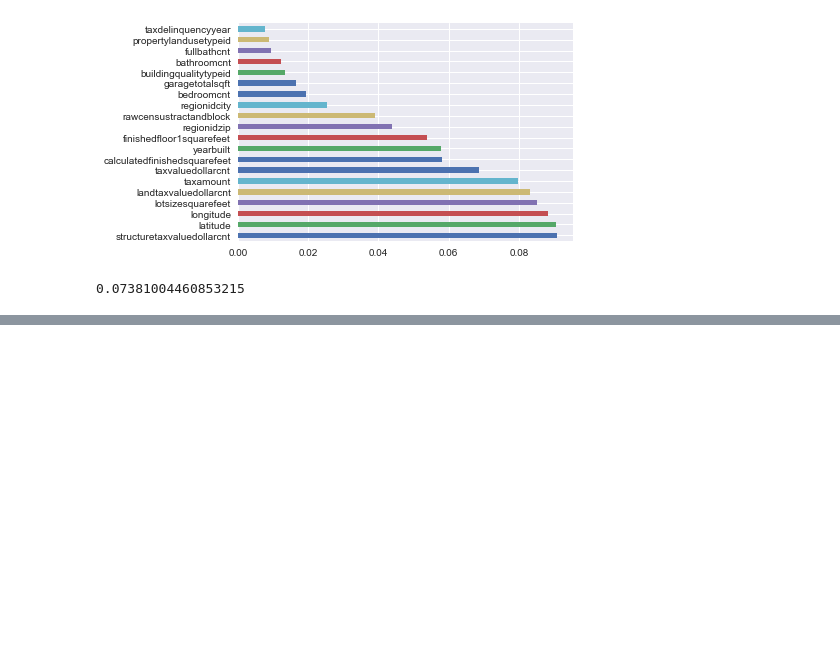
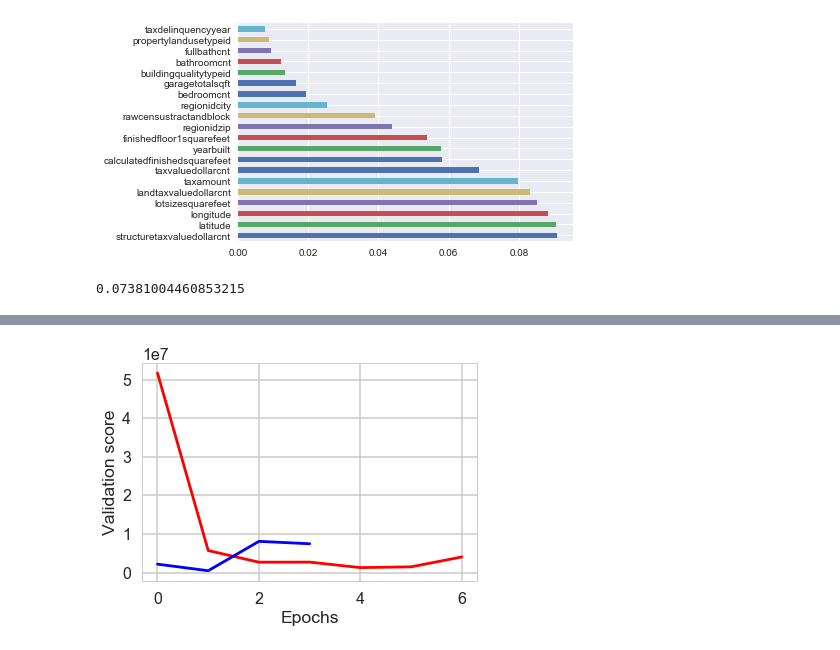
Before and after one commit to YMCAW/springboard-datascience, a Jupyter notebook: Capstone Project_ML.ipynb, the cells around one changed output, grey strips where cells are left out. Cells and saved outputs as stored; diff of their text form; code cells hidden in the pictures; blank space fills up the shorter version.

```diff
--- a/Capstone Project_ML.ipynb
+++ b/Capstone Project_ML.ipynb
@@ -314,3 +322,7 @@ mae = MAE(y_valid, y_pred)
 mae
 # %% [output]
 0.07381004460853215
+# %%
+# convert the dataframe to NumPy matrix
+predictors = X_train.values
+target = y_train.values
@@ -316,0 +332,17 @@ mae
+# %%
+# Specify the model
+n_cols = predictors.shape[1]
+input_shape = (n_cols,)
+model1 = Sequential()
+model1.add(Dense(1000, activation='relu', input_shape = input_shape))
+model1.add(Dense(1000, activation='relu'))
+model1.add(Dense(1))
+
+# Compile the model
+model1.compile(optimizer='adam', loss='mean_squared_error', metrics=['accuracy'])
+
+# Define early_stopping_monitor
+early_stopping_monitor = EarlyStopping(patience=2)
+
+# Fit the model
+model1.fit(predictors, target, validation_split=0.3,  epochs=10, callbacks=[early_stopping_monitor])
@@ -316,0 +368,23 @@ mae
+# %%
+# Create the new model: model_2
+model_2 = Sequential()
+model_2.add(Dense(1000, activation='relu', input_shape=input_shape))
+model_2.add(Dense(1000, activation='relu'))
+model_2.add(Dense(1000, activation='relu'))
+model_2.add(Dense(1))
+
+# Compile model_2
+model_2.compile(optimizer='adam', loss='mean_squared_error', metrics=['accuracy'])
+
+# Fit original model
+model_1_training = model.fit(predictors, target, validation_split=0.3,  epochs=10, callbacks=[early_stopping_monitor], verbose=False)
+# Fit model_2
+model_2_training = model_2.fit(predictors, target, validation_split=0.3,  epochs=10, callbacks=[early_stopping_monitor], verbose=False)
+
+# Create the plot
+plt.plot(model_1_training.history['val_loss'], 'r', model_2_training.history['val_loss'], 'b')
+plt.xlabel('Epochs')
+plt.ylabel('Validation score')
+plt.show()
+# %% [output]
+[figure, added]
```
Also changed, not shown: parts of 9 cells of this notebook.
